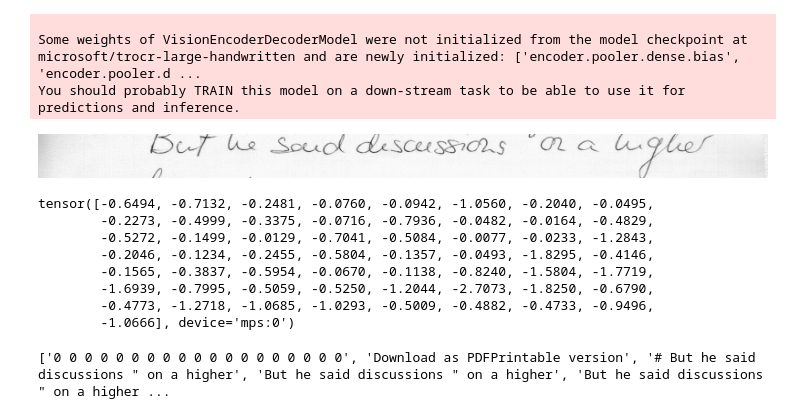
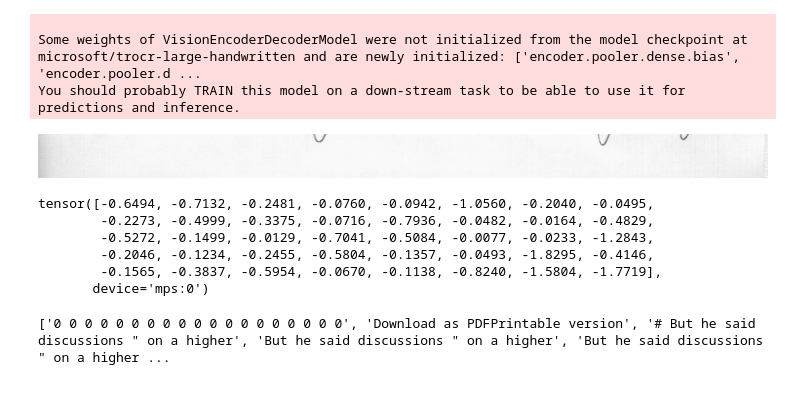
Before and after one commit to amaljoe/OCR_with_LLMs, a Jupyter notebook: synthetic_data.ipynb, the cells around one changed output. Saved outputs shown, nothing was run; the diff lists cells and outputs as text; code cells hidden in the pictures.

```diff
--- a/synthetic_data.ipynb
+++ b/synthetic_data.ipynb
@@ -28,18 +28,18 @@ You should probably TRAIN this model on a down-stream task to be able to use it
 # %%
 filepath = 'data/iam_form2.png'
 image = Image.open(filepath).convert("RGB")
 
 cropped_images = []
 y = []
-for i in range(700, image.height, 50):
+for i in range(700, image.height - 850, 50):
     height  = 150
     cropped_image = image.crop((0, i, image.width, i + height))
     cropped_images.append(cropped_image)
     y.append(i)
 
-cropped_images[4]
+cropped_images[-1]
 # %% [output]
-[figure, old version]
+[figure, new version]
 # %%
 model.config.num_beams = 2
 # %%
@@ -52,10 +52,8 @@ tensor([-0.6494, -0.7132, -0.2481, -0.0760, -0.0942, -1.0560, -0.2040, -0.0495,
         -0.2273, -0.4999, -0.3375, -0.0716, -0.7936, -0.0482, -0.0164, -0.4829,
         -0.5272, -0.1499, -0.0129, -0.7041, -0.5084, -0.0077, -0.0233, -1.2843,
         -0.2046, -0.1234, -0.2455, -0.5804, -0.1357, -0.0493, -1.8295, -0.4146,
-        -0.1565, -0.3837, -0.5954, -0.0670, -0.1138, -0.8240, -1.5804, -1.7719,
-        -1.6939, -0.7995, -0.5059, -0.5250, -1.2044, -2.7073, -1.8250, -0.6790,
-        -0.4773, -1.2718, -1.0685, -1.0293, -0.5009, -0.4882, -0.4733, -0.9496,
-        -1.0666], device='mps:0')
+        -0.1565, -0.3837, -0.5954, -0.0670, -0.1138, -0.8240, -1.5804, -1.7719],
+       device='mps:0')
 # %%
 generated_texts = processor.batch_decode(generated_ids, skip_special_tokens=True)
 print(generated_texts)
```
Also changed, not shown: parts of 6 cells of this notebook, 1 other file.
